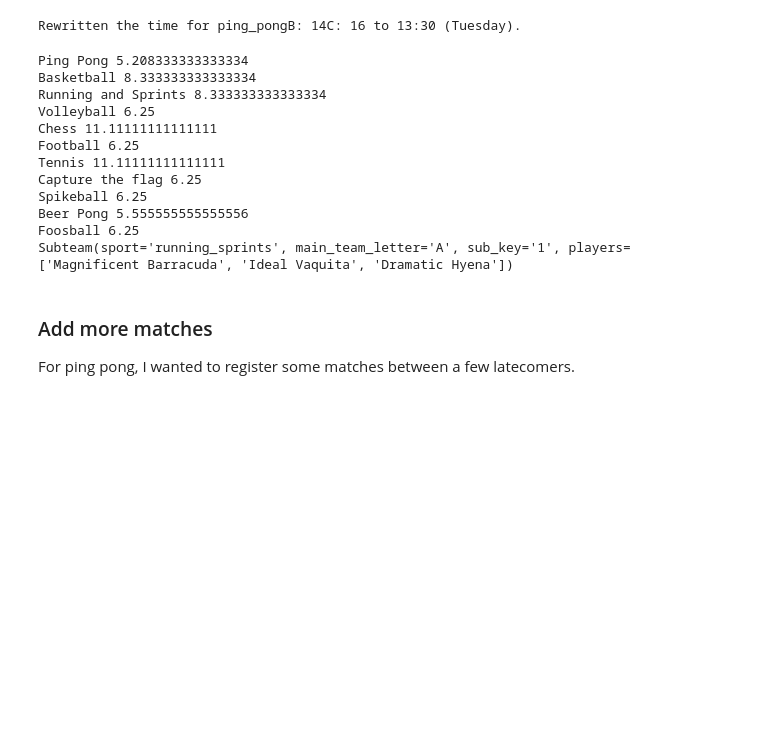
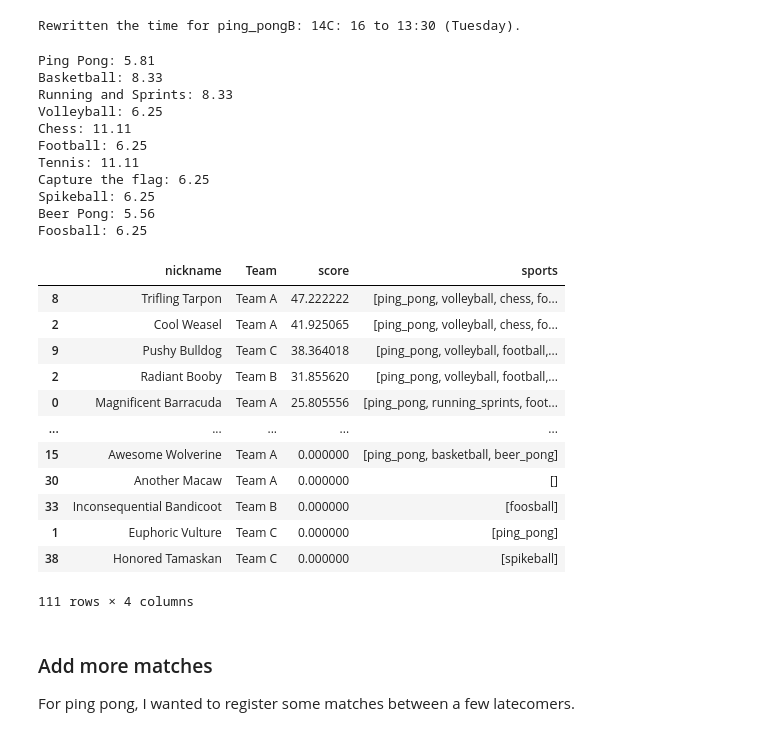
Before and after one commit to FBalzerMPE/imprs_sports_week, a Jupyter notebook: adjust_info.ipynb.ipynb, the cells around one changed output. Cells and saved outputs as stored; diff of their text form; code cells hidden in the pictures; blank space fills up the shorter version.

```diff
--- a/adjust_info.ipynb.ipynb
+++ b/adjust_info.ipynb.ipynb
@@ -176,43 +185,61 @@ df = hf.turn_series_list_to_dataframe([m.as_series for m in hf.ALL_MATCHES])
 Rewritten the time for ping_pongB: 14C: 16 to 13:30 (Tuesday).
 # %%
 for sport in hf.SPORTS_EVENTS.values():
-    print(sport.name, sport.single_match_win_value)
+    print(f"{sport.name}: {sport.single_match_win_value:.2f}")
 
 def register_or_add_to_dict(d: dict[str, float], key: str, val: float):
     """Registers the value with the given key in the dict if not present,
     or adds it to the existing value if already there.
     Therefore mutates the dict!
     """
     if key in d:
         d[key] += val
     else:
         d[key] = val
 
 winner_dict: dict[str, float] = dict()
 for match in hf.ALL_MATCHES:
     win_val = hf.SPORTS_EVENTS[match.sport].single_match_win_value
     for win_player in match.winning_players:
         register_or_add_to_dict(winner_dict, win_player, win_val)
     for tie_player in match.tying_players:
         register_or_add_to_dict(winner_dict, tie_player, win_val/2)
 
 for team_letter in "ABC":
-    win_val = hf.SPORTS_EVENTS["running_sprints"].single_match_win_value
+    win_val = {"B": 35, "C": 34, "A": 31}[team_letter]/hf.SPORTS_EVENTS["running_sprints"].num_players_per_subteam
+    for player in hf.ALL_SUBTEAMS[f"running_sprints_{team_letter}: 1"].players:
+        register_or_add_to_dict(winner_dict, player, win_val)
 
-print(hf.ALL_SUBTEAMS["running_sprints_A: 1"])
+players = hf.get_players().infer_objects(True).fillna("")
+players["score"] = players["nickname"].apply(lambda x: winner_dict.get(x, 0))
+# print(players.columns)
+players["sports"] = players.apply(lambda x: [sport for sport in hf.SPORTS_LIST if x[f"subteam_{sport}"] not in ["", "R"]], axis=1)
+players[["nickname", "Team", "score", "sports"]].sort_values("score", ascending=False)#.reset_index().set_index("nickname", drop=False).loc["Awkward Cichlid"]
 # %% [output]
-Ping Pong 5.208333333333334
-Basketball 8.333333333333334
-Running and Sprints 8.333333333333334
-Volleyball 6.25
-Chess 11.11111111111111
-Football 6.25
-Tennis 11.11111111111111
-Capture the flag 6.25
-Spikeball 6.25
-Beer Pong 5.555555555555556
-Foosball 6.25
-Subteam(sport='running_sprints', main_team_letter='A', sub_key='1', players=['Magnificent Barracuda', 'Ideal Vaquita', 'Dramatic Hyena'])
+Ping Pong: 5.81
+Basketball: 8.33
+Running and Sprints: 8.33
+Volleyball: 6.25
+Chess: 11.11
+Football: 6.25
+Tennis: 11.11
+Capture the flag: 6.25
+Spikeball: 6.25
+Beer Pong: 5.56
+Foosball: 6.25
+|  | nickname | Team | score | sports |
+| 8 | Trifling Tarpon | Team A | 47.222222 | [ping_pong, volleyball, chess, fo... |
+| 2 | Cool Weasel | Team A | 41.925065 | [ping_pong, volleyball, chess, fo... |
+| 9 | Pushy Bulldog | Team C | 38.364018 | [ping_pong, volleyball, football,... |
+| 2 | Radiant Booby | Team B | 31.855620 | [ping_pong, volleyball, football,... |
+| 0 | Magnificent Barracuda | Team A | 25.805556 | [ping_pong, running_sprints, foot... |
+| ... | ... | ... | ... | ... |
+| 15 | Awesome Wolverine | Team A | 0.000000 | [ping_pong, basketball, beer_pong] |
+| 30 | Another Macaw | Team A | 0.000000 | [] |
+| 33 | Inconsequential Bandicoot | Team B | 0.000000 | [foosball] |
+| 1 | Euphoric Vulture | Team C | 0.000000 | [ping_pong] |
+| 38 | Honored Tamaskan | Team C | 0.000000 | [spikeball] |
+111 rows × 4 columns
 # %% [markdown]
 ### Add more matches
 
```
Also changed, not shown: parts of 3 cells of this notebook, 10 other files.
